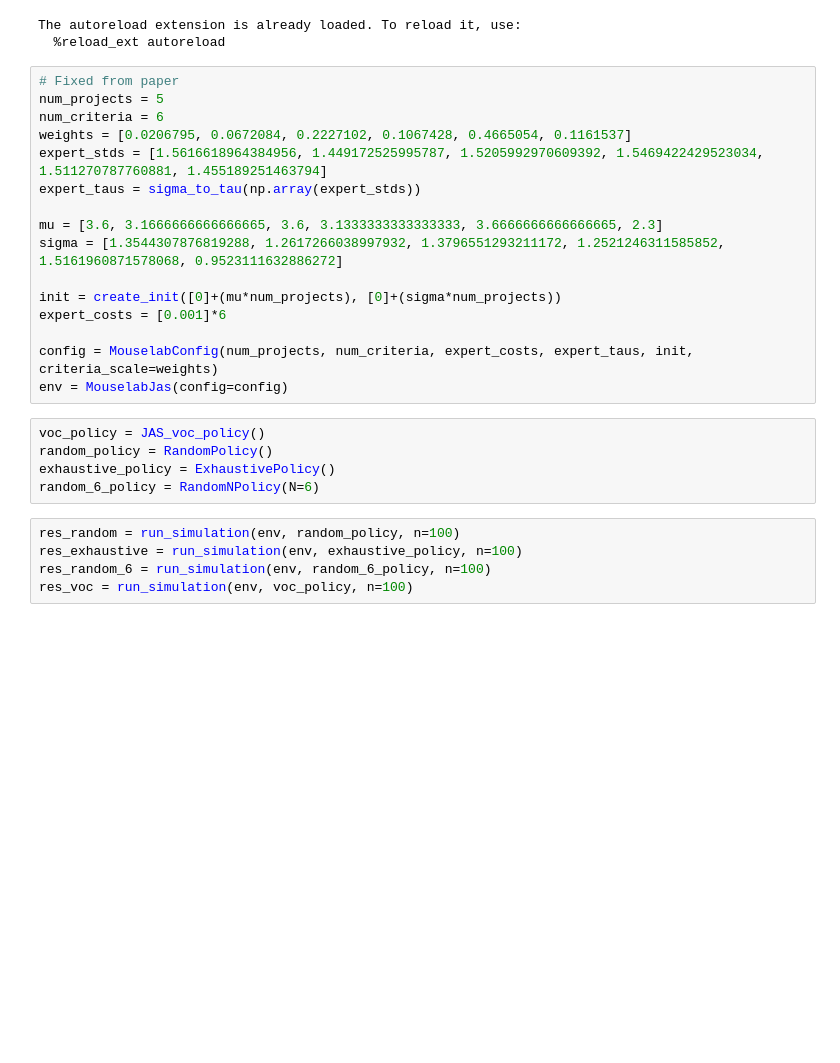
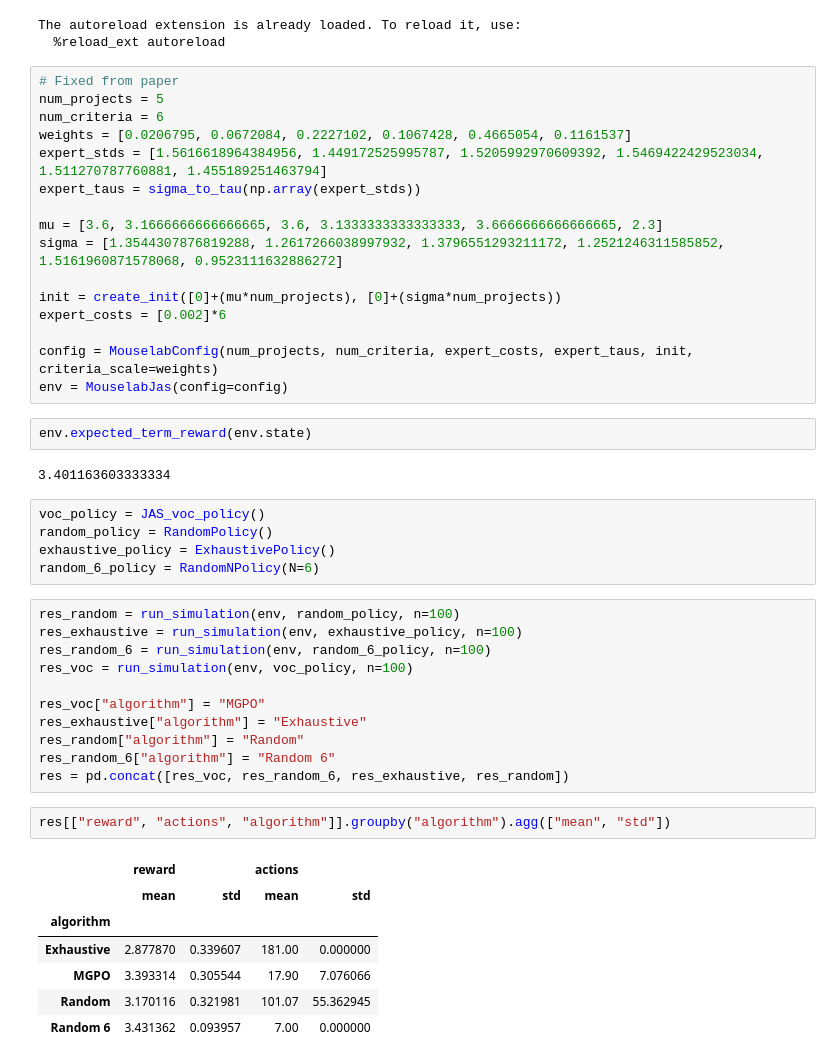
Before and after one commit to lovis-heindrich/MGPS-project-selection, a Jupyter notebook: khalili_env_sim.ipynb, the cells around one changed output. Cells and saved outputs as stored; diff of their text form; blank space fills up the shorter version.

```diff
--- a/khalili_env_sim.ipynb
+++ b/khalili_env_sim.ipynb
@@ -28,10 +28,14 @@ mu = [3.6, 3.1666666666666665, 3.6, 3.1333333333333333, 3.6666666666666665, 2.3]
 sigma = [1.3544307876819288, 1.2617266038997932, 1.3796551293211172, 1.2521246311585852, 1.5161960871578068, 0.9523111632886272]
 
 init = create_init([0]+(mu*num_projects), [0]+(sigma*num_projects))
-expert_costs = [0.001]*6
+expert_costs = [0.002]*6
 
 config = MouselabConfig(num_projects, num_criteria, expert_costs, expert_taus, init, criteria_scale=weights)
 env = MouselabJas(config=config)
+# %%
+env.expected_term_reward(env.state)
+# %% [output]
+3.401163603333334
 # %%
 voc_policy = JAS_voc_policy()
 random_policy = RandomPolicy()
@@ -42,4 +46,20 @@ res_random = run_simulation(env, random_policy, n=100)
 res_exhaustive = run_simulation(env, exhaustive_policy, n=100)
 res_random_6 = run_simulation(env, random_6_policy, n=100)
 res_voc = run_simulation(env, voc_policy, n=100)
+
+res_voc["algorithm"] = "MGPO"
+res_exhaustive["algorithm"] = "Exhaustive"
+res_random["algorithm"] = "Random"
+res_random_6["algorithm"] = "Random 6"
+res = pd.concat([res_voc, res_random_6, res_exhaustive, res_random])
+# %%
+res[["reward", "actions", "algorithm"]].groupby("algorithm").agg(["mean", "std"])
+# %% [output]
+|  | reward |  | actions |  |
+|  | mean | std | mean | std |
+| algorithm |  |  |  |  |
+| Exhaustive | 2.877870 | 0.339607 | 181.00 | 0.000000 |
+| MGPO | 3.393314 | 0.305544 | 17.90 | 7.076066 |
+| Random | 3.170116 | 0.321981 | 101.07 | 55.362945 |
+| Random 6 | 3.431362 | 0.093957 | 7.00 | 0.000000 |
 # %%
```
Also changed, not shown: parts of 1 cell of this notebook, 5 other files.
